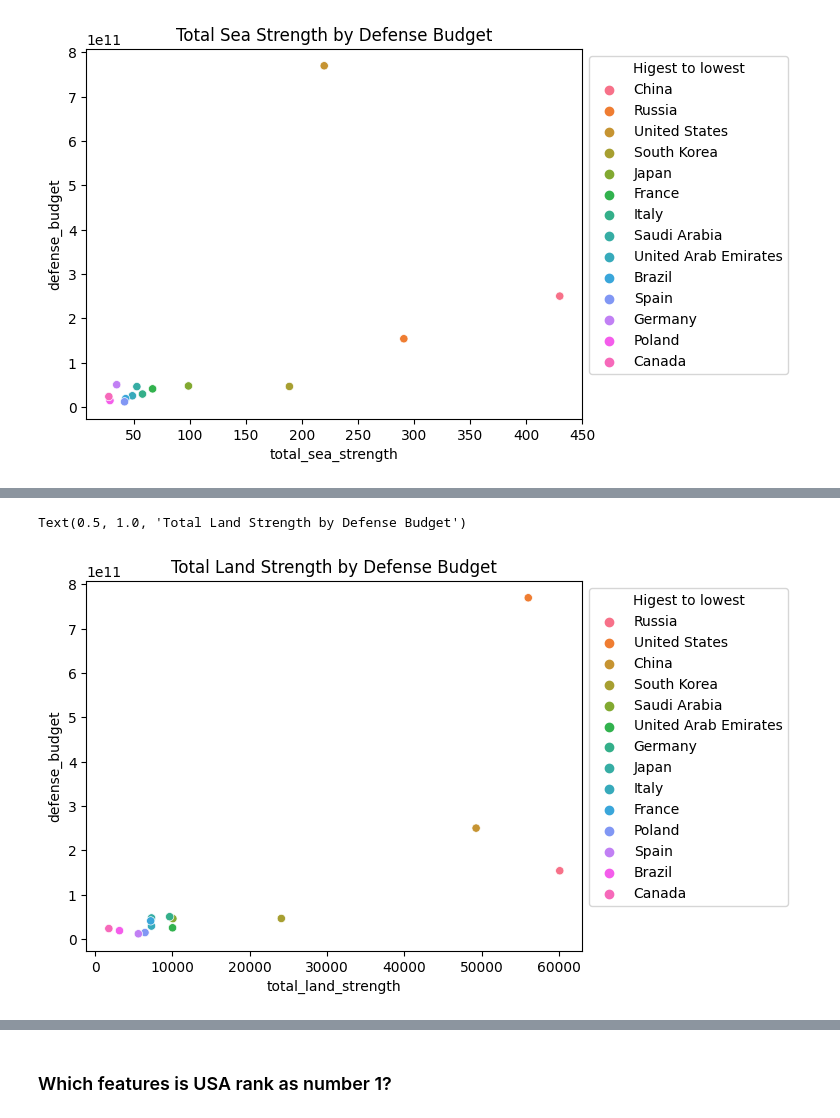
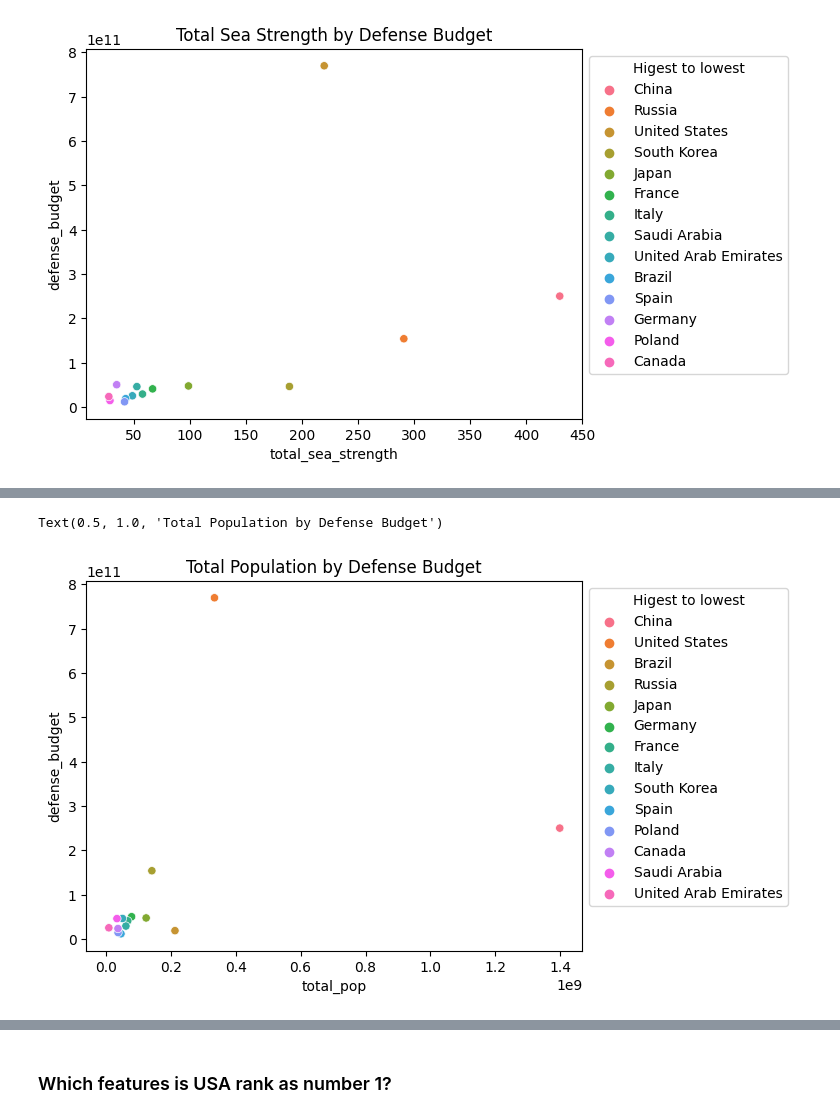
Before and after one commit to raycerna/military-firepower, a Jupyter notebook: final_report.ipynb, the cells around one changed output, grey strips where cells are left out. Cells and saved outputs as stored; diff of their text form; code cells hidden in the pictures.

```diff
--- a/final_report.ipynb
+++ b/final_report.ipynb
@@ -148,9 +310,9 @@ Text(0.5, 1.0, 'Total Sea Strength by Defense Budget')
 # %%
-# plots total land strength by defense budget with hue of country.
-sns.scatterplot(x='total_land_strength', y='defense_budget', hue='country',
-                data=train.sort_values('total_land_strength',ascending=False))
+# plots total sea strength by defense budget with hue of country.
+sns.scatterplot(x='total_pop', y='defense_budget', hue='country',
+                data=train.sort_values('total_pop',ascending=False))
 plt.legend(loc = 2, bbox_to_anchor = (1,1), title='Higest to lowest')
-plt.title("Total Land Strength by Defense Budget")
+plt.title("Total Population by Defense Budget")
 # %% [output]
-Text(0.5, 1.0, 'Total Land Strength by Defense Budget')
+Text(0.5, 1.0, 'Total Population by Defense Budget')
-[figure, old version]
+[figure, new version]
```
Also changed, not shown: parts of 49 cells of this notebook.
